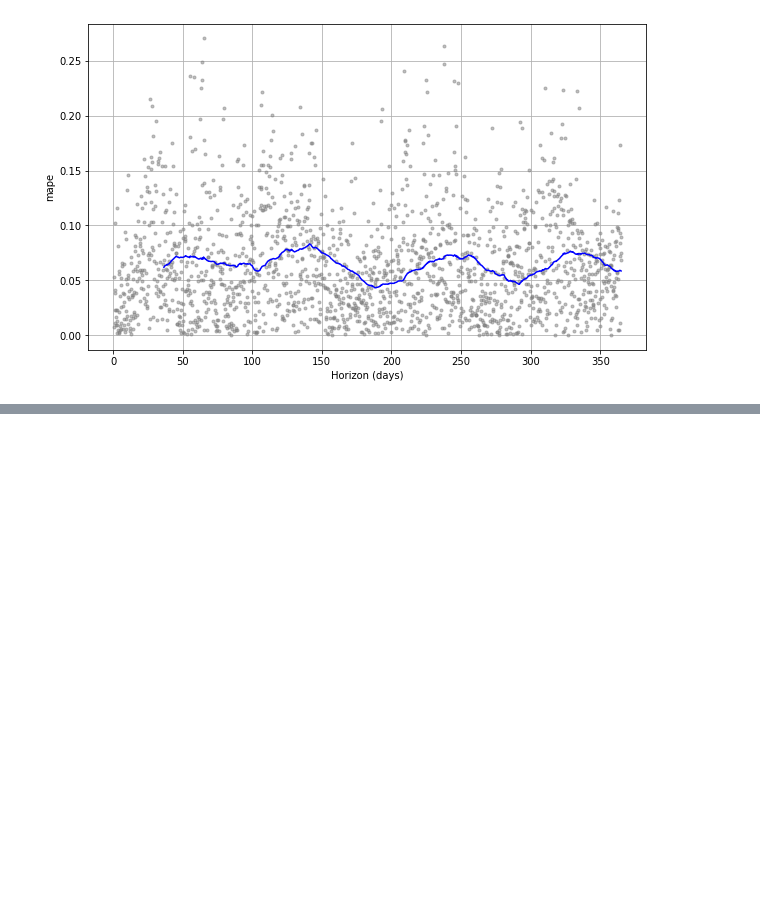
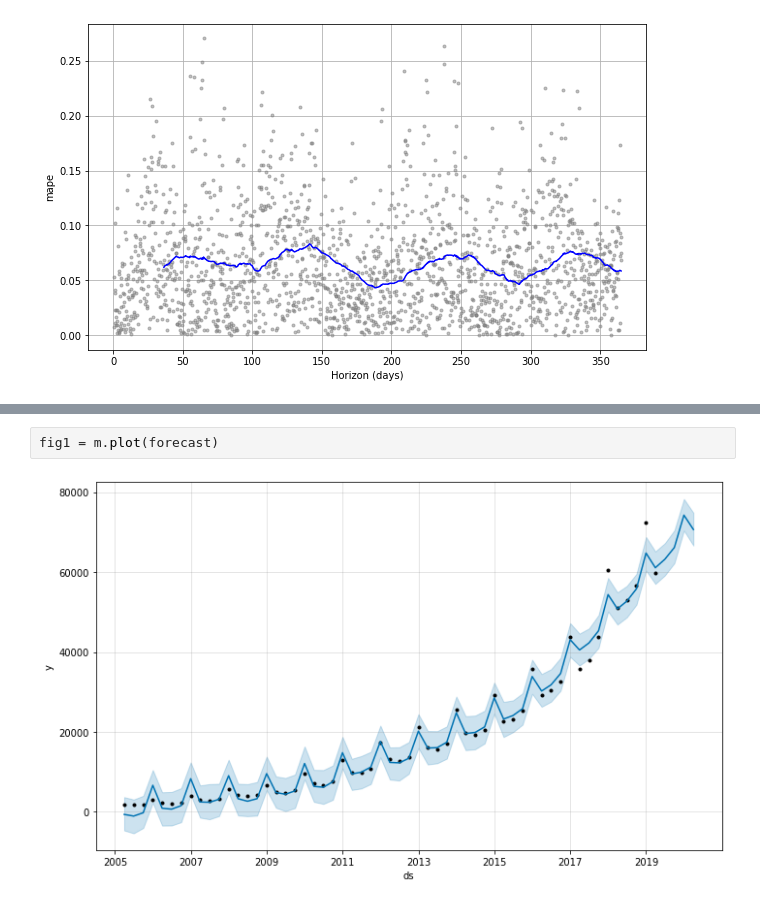
Before and after one commit to shelly2904/DATA_SCIENCE, a Jupyter notebook: Time Series/Time_Series_Algorithms.ipynb, the cells around one changed output, grey strips where cells are left out. Drawn from its saved outputs; the diff is of its cells as text; blank space fills up the shorter version.

```diff
--- a/Time Series/Time_Series_Algorithms.ipynb
+++ b/Time Series/Time_Series_Algorithms.ipynb
@@ -538,0 +621,4 @@ fig3 = plot_cross_validation_metric(cv_results, metric='mape')
+# %%
+fig1 = m.plot(forecast)
+# %% [output]
+[figure, added]
```
Also changed, not shown: parts of 24 cells of this notebook, 4 other files.
